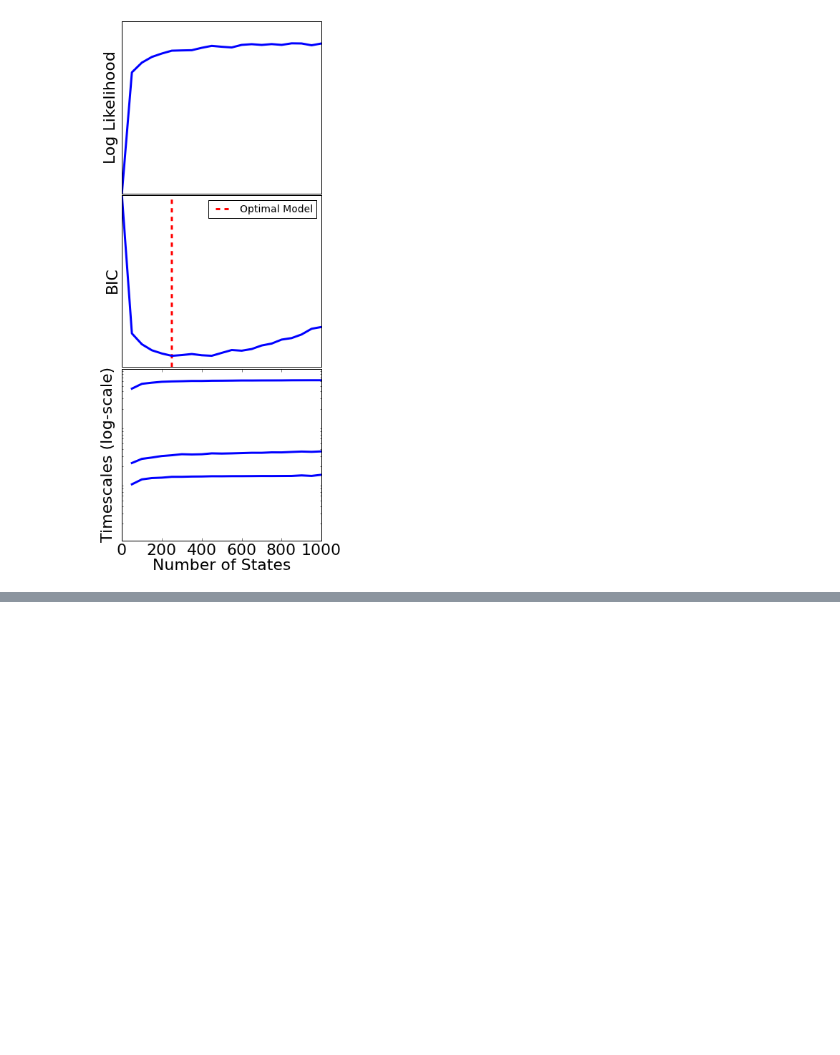
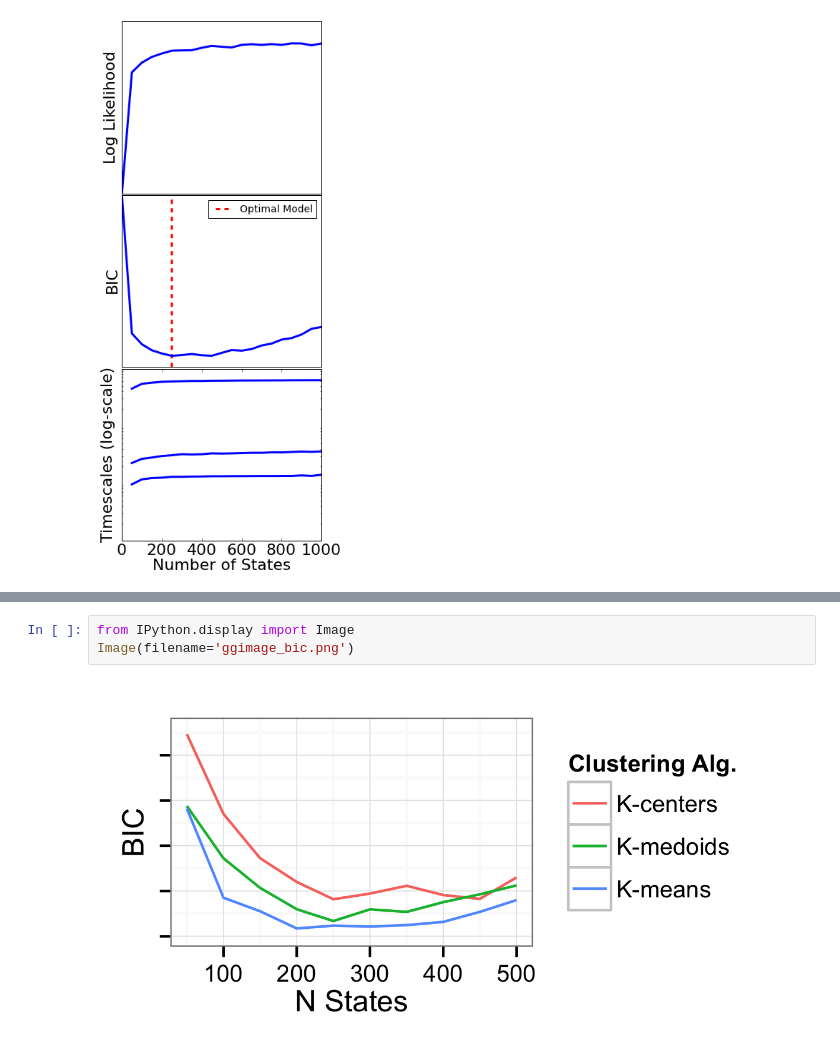
Before and after one commit to rmcgibbo/opt-k, a Jupyter notebook: muller/likelihoods.ipynb, the cells around one changed output, grey strips where cells are left out. Cells and saved outputs as stored; diff of their text form; blank space fills up the shorter version.

```diff
--- a/muller/likelihoods.ipynb
+++ b/muller/likelihoods.ipynb
@@ -148 +175,6 @@ NameError: name 'lizlikes' is not defined
+# %%
+from IPython.display import Image
+Image(filename='ggimage_bic.png')
+# %% [output]
+[figure, added]
 # %%
```
Also changed, not shown: parts of 8 cells of this notebook, 2 other files.
